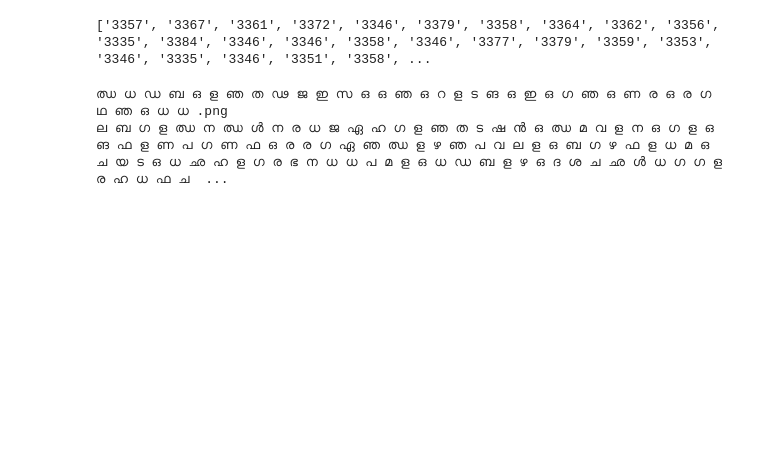
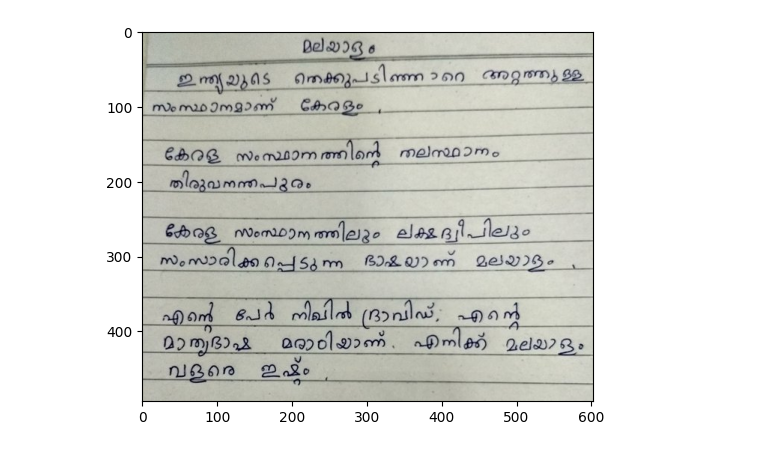
Before and after one commit to tuningfolk/Malayalam-HCR, a Jupyter notebook: main.ipynb, the cells around one changed output. Cells and saved outputs as stored; diff of their text form; code cells hidden in the pictures; blank space fills up the shorter version.

```diff
--- a/main.ipynb
+++ b/main.ipynb
@@ -265,13 +0,0 @@ for ch in character_images:
-# %%
-print(output_characters)
-# %% [output]
-['3357', '3367', '3361', '3372', '3346', '3379', '3358', '3364', '3362', '3356', '3335', '3384', '3346', '3346', '3358', '3346', '3377', '3379', '3359', '3353', '3346', '3335', '3346', '3351', '3358', ...
-# %%
-for enc in output_characters:
-    if enc not in encoding.encoding:
-        print(enc)
-        continue
-    print(encoding.encoding[enc], end=" ")
-# %% [output]
-ഝ ധ ഡ ബ ഒ ള ഞ ത ഢ ജ ഇ സ ഒ ഒ ഞ ഒ റ ള ട ങ ഒ ഇ ഒ ഗ ഞ ഒ ണ ര ഒ ര ഗ ഥ ഞ ഒ ധ ധ .png
-ല ബ ഗ ള ഝ ന ഝ ൾ ന ര ധ ജ ഏ ഹ ഗ ള ഞ ത ട ഷ ൻ ഒ ഝ മ വ ള ന ഒ ഗ ള ഒ ങ ഫ ള ണ പ ഗ ണ ഫ ഒ ര ര ഗ ഏ ഞ ഝ ള ഴ ഞ പ വ ല ള ഒ ബ ഗ ഴ ഫ ള ധ മ ഒ ച യ ട ഒ ധ ഛ ഹ ള ഗ ര ഭ ന ധ ധ പ മ ള ഒ ധ ഡ ബ ള ഴ ഒ ദ ശ ച ഛ ൾ ധ ഗ ഗ ള ര ഹ ധ ഫ ച  ...
@@ -279,0 +15,6 @@ show(character_images[6])
+# %%
+img = cv2.imread('mal-hw.jpeg')
+img = cv2.cvtColor(img,cv2.COLOR_BGR2RGB)
+plt.imshow(img);
+# %% [output]
+[figure, added]
```
Also changed, not shown: parts of 45 cells of this notebook.
